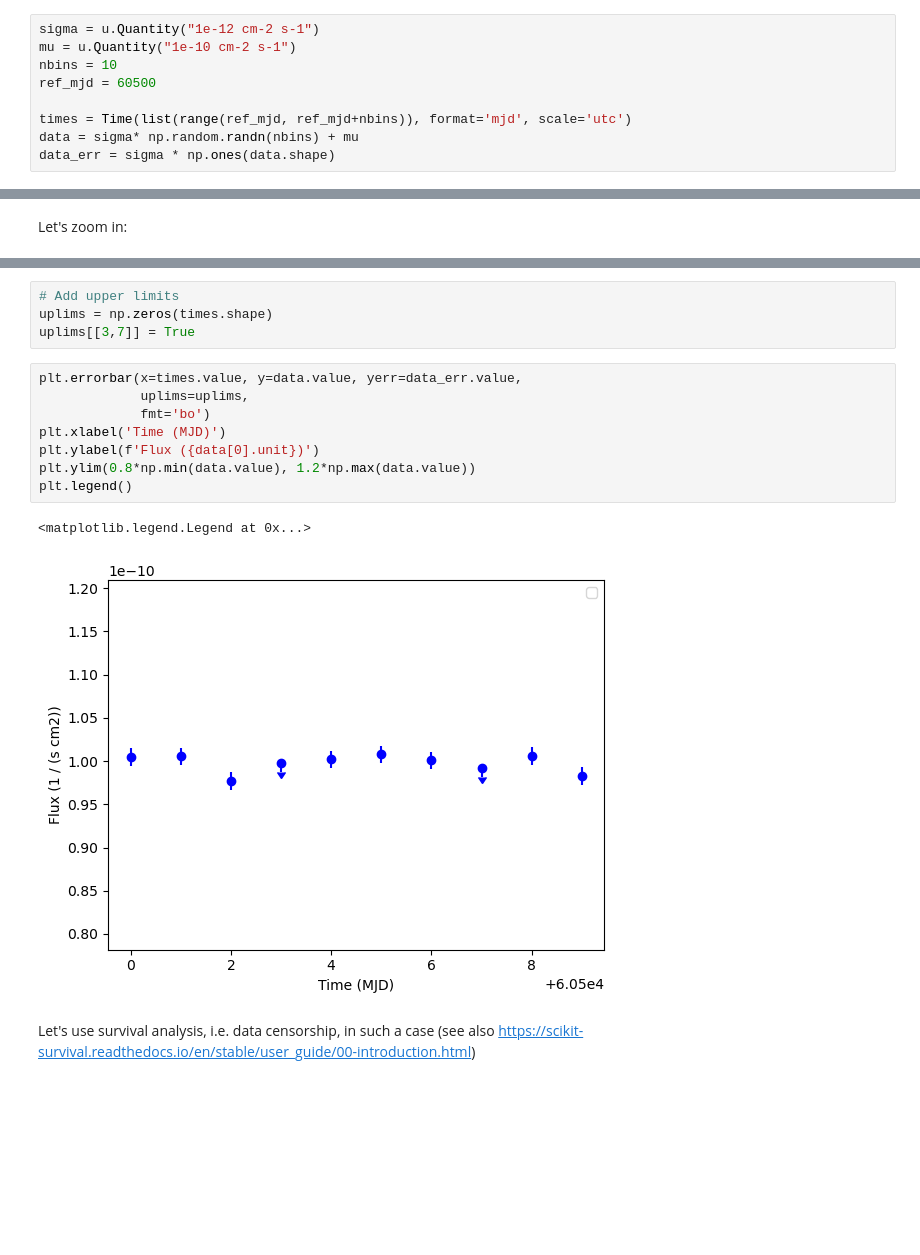
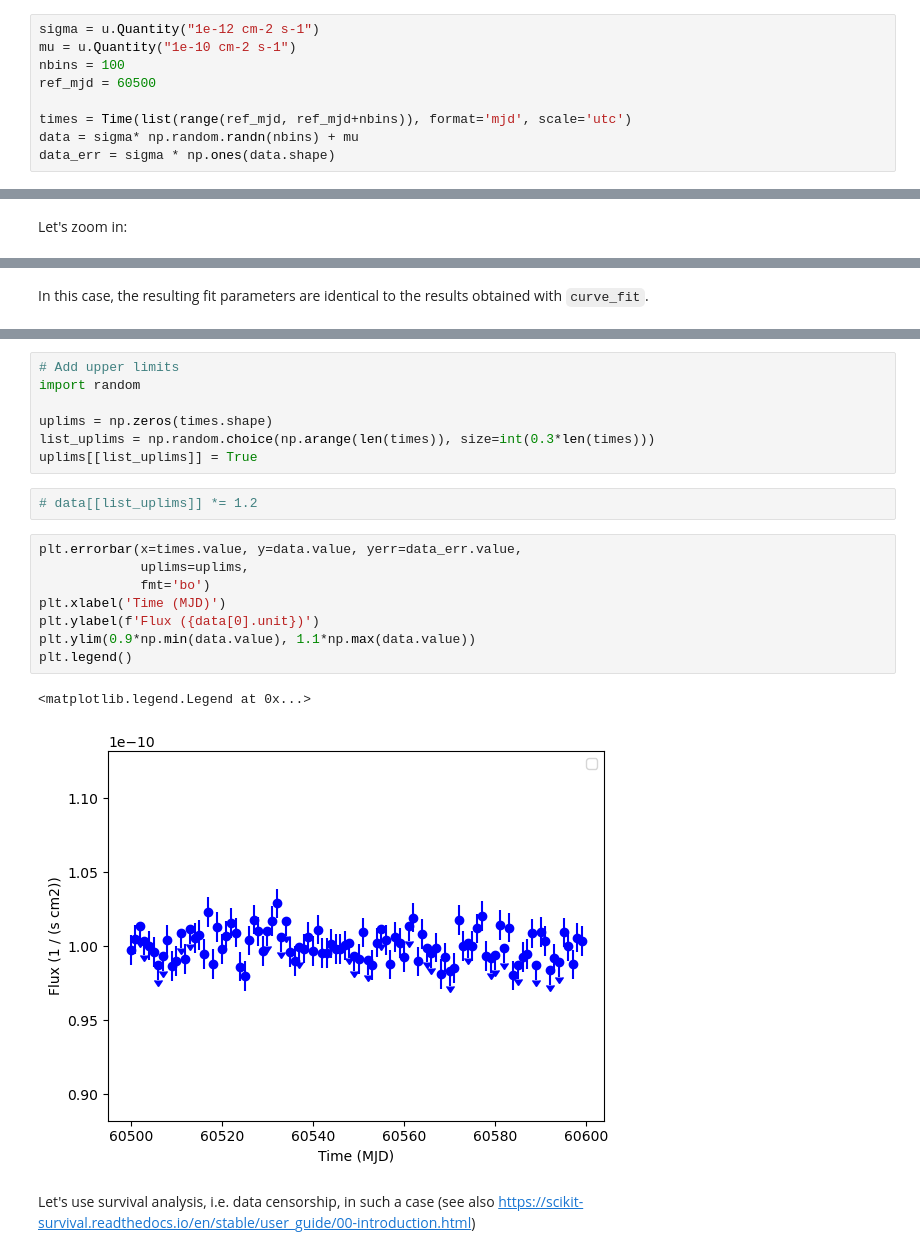
Before and after one commit to bkhelifi/CADS_2024, a Jupyter notebook: Beginners_handson/5. Timing analysis/5. Timing analysis - Introduction - Constant light curve.ipynb, the cells around one changed output, grey strips where cells are left out. Cells and saved outputs as stored; diff of their text form; blank space fills up the shorter version.

```diff
--- a/Beginners_handson/5. Timing analysis/5. Timing analysis - Introduction - Constant light curve.ipynb
+++ b/Beginners_handson/5. Timing analysis/5. Timing analysis - Introduction - Constant light curve.ipynb
@@ -46,7 +46,7 @@ Let's create a time series, randomised around a contant flux value.
 # %%
 sigma = u.Quantity("1e-12 cm-2 s-1")
 mu = u.Quantity("1e-10 cm-2 s-1")
-nbins = 10
+nbins = 100
 ref_mjd = 60500
 
 times = Time(list(range(ref_mjd, ref_mjd+nbins)), format='mjd', scale='utc')
@@ -174,22 +215,29 @@ plt.legend()
+# %% [markdown]
+In this case, the resulting fit parameters are identical to the results obtained with `curve_fit`.
 # %% [markdown]
 # What if the light curve contains upper limits?
 
 ![](figures/patatra.png)
 # %%
 # Add upper limits
+import random
+
 uplims = np.zeros(times.shape)
-uplims[[3,7]] = True
+list_uplims = np.random.choice(np.arange(len(times)), size=int(0.3*len(times)))
+uplims[[list_uplims]] = True
+# %%
+# data[[list_uplims]] *= 1.2
 # %%
 plt.errorbar(x=times.value, y=data.value, yerr=data_err.value,
              uplims=uplims,
              fmt='bo')
 plt.xlabel('Time (MJD)')
 plt.ylabel(f'Flux ({data[0].unit})')
-plt.ylim(0.8*np.min(data.value), 1.2*np.max(data.value))
+plt.ylim(0.9*np.min(data.value), 1.1*np.max(data.value))
 plt.legend()
 # %% [output]
 <matplotlib.legend.Legend at 0x...>
-[figure, old version]
+[figure, new version]
 # %% [markdown]
 Let's use survival analysis, i.e. data censorship, in such a case (see also https://scikit-survival.readthedocs.io/en/stable/user_guide/00-introduction.html)
 # %%
```
Also changed, not shown: parts of 14 cells of this notebook.
